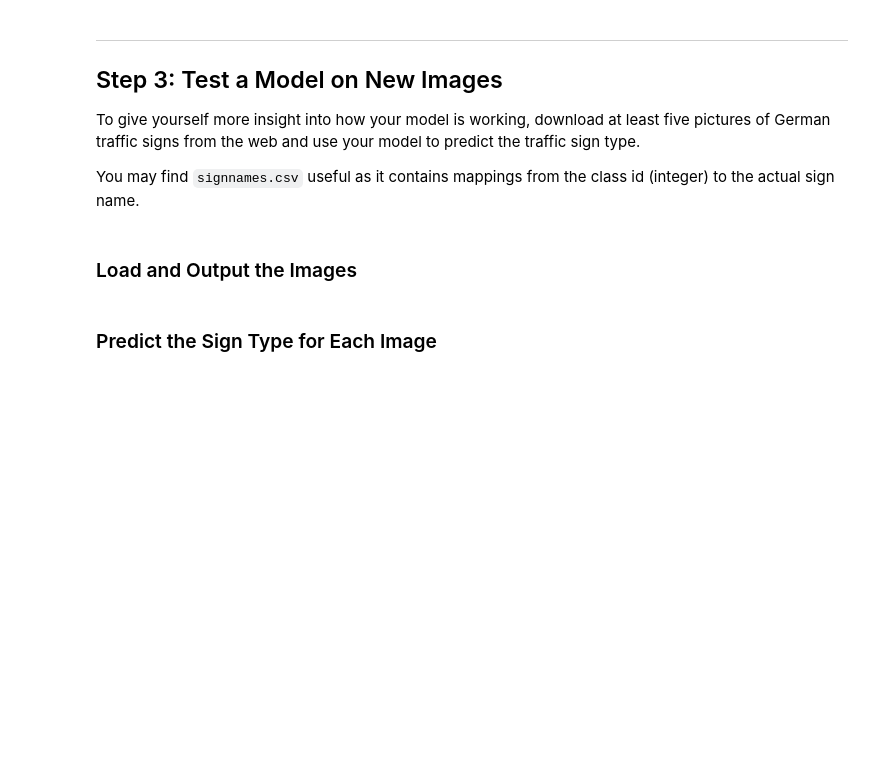
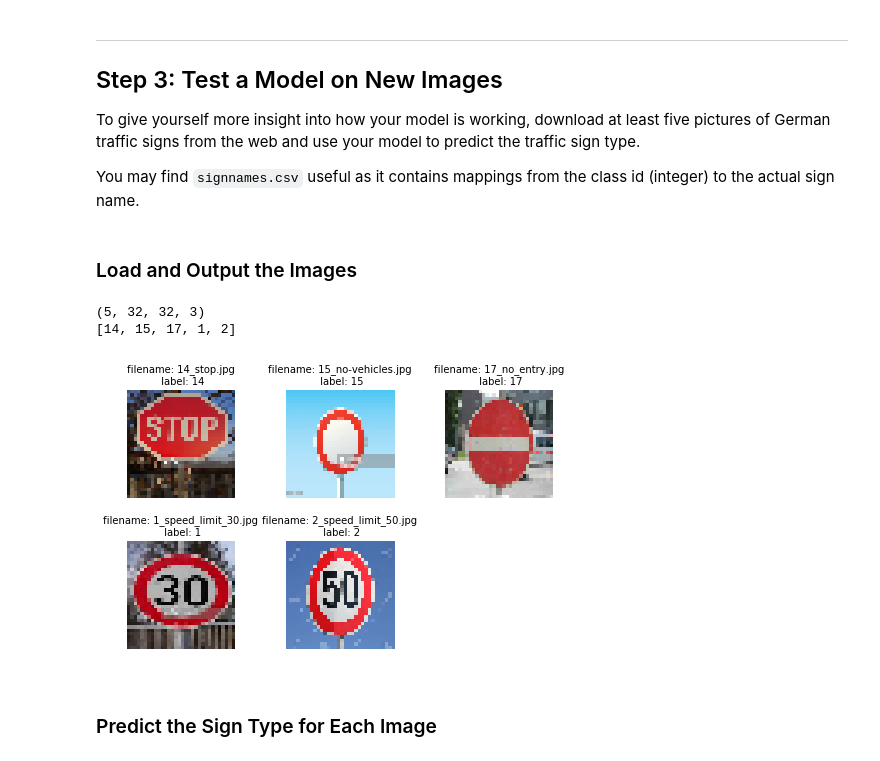
Before and after one commit to penny4860/CarND-P2-Classifier, a Jupyter notebook: Traffic_Sign_Classifier.ipynb, the cells around one changed output. Saved outputs shown, nothing was run; the diff lists cells and outputs as text; code cells hidden in the pictures; blank space fills up the shorter version.

Commit message:
external image plot

```diff
--- a/Traffic_Sign_Classifier.ipynb
+++ b/Traffic_Sign_Classifier.ipynb
@@ -517,3 +514,45 @@ You may find `signnames.csv` useful as it contains mappings from the class id (i
+# %%
+### Load the images and plot them here.
+### Feel free to use as many code cells as needed.
+
+import matplotlib.pyplot as plt
+%matplotlib inline
+import os
+import cv2
+import numpy as np
+
+path = "dataset//test"
+files = os.listdir(path)
+
+Xs = []
+ys = []
+
+for filename in files:
+    img = plt.imread(os.path.join(path, filename))
+
+    X = cv2.resize(img, (32, 32))
+    y = int(filename[:filename.find("_")])
+
+    Xs.append(X)
+    ys.append(y)
+
+Xs = np.array(Xs)
+print(Xs.shape)
+print(ys)
+# %% [output]
+(5, 32, 32, 3)
+[14, 15, 17, 1, 2]
+# %%
+fig, ax = plt.subplots()
+for i, (image, label, filename) in enumerate(zip(Xs, ys, files)):
+    plt.subplot(2, 3, i+1)
+    plt.imshow(image)
+    plt.axis("off")
+    plt.subplots_adjust(left=0, bottom=0, right=1.0, top=0.9, wspace=0.4, hspace=0.4)
+    plt.title("filename: {}\n label: {}".format(filename, label), fontsize=10)
+plt.show()
+# %% [output]
+[figure, added]
 # %% [markdown]
 ### Predict the Sign Type for Each Image
 # %%
```
Also changed, not shown: parts of 1 cell of this notebook, 1 other file.
